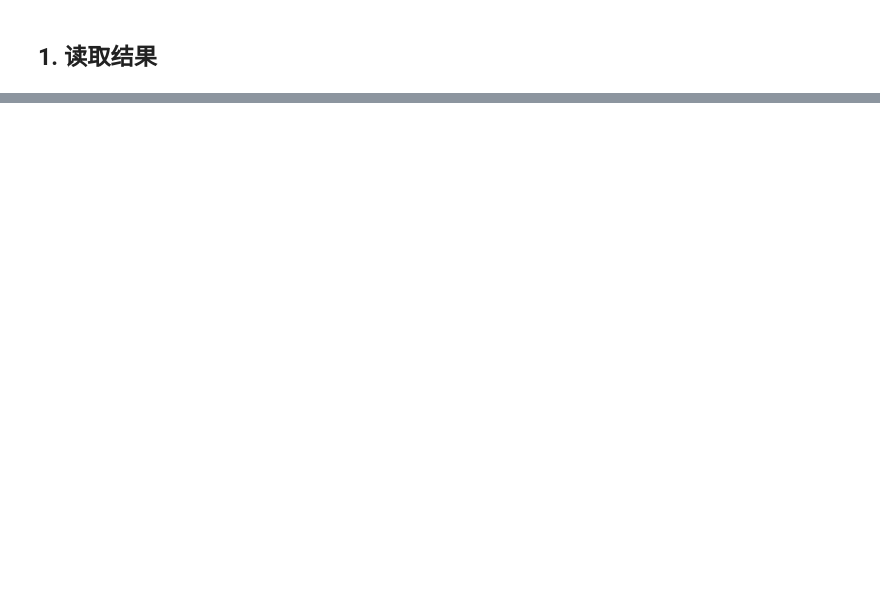
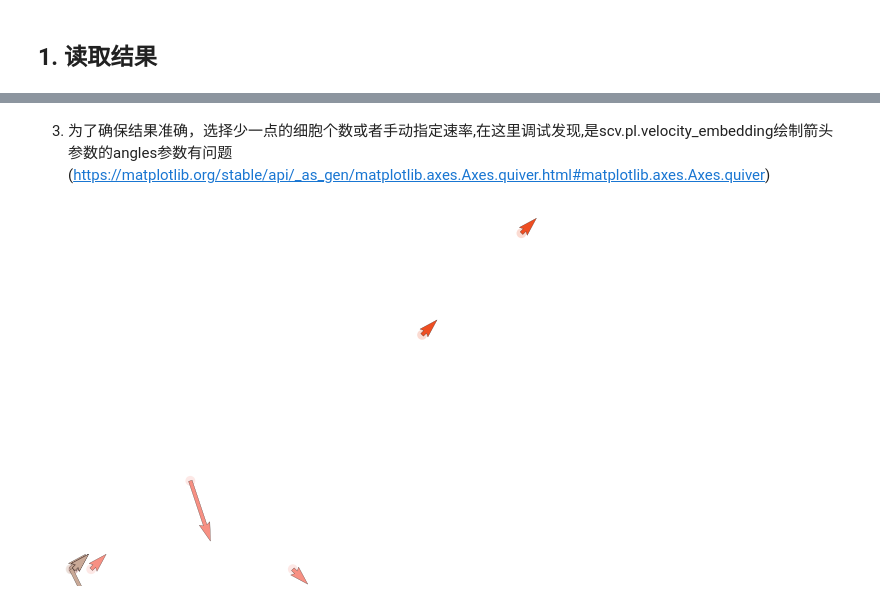
Before and after one commit to HuangDDU/velovgi_workstation, a Jupyter notebook: notebook/local_pc/23_04_25_03_erythroid_lineage_下游分析3_转录爆发基因的单个速率基因查看.ipynb, the cells around one changed output, grey strips where cells are left out. Cells and saved outputs as stored; diff of their text form; code cells hidden in the pictures; blank space fills up the shorter version.

```diff
--- a/notebook/local_pc/23_04_25_03_erythroid_lineage_下游分析3_转录爆发基因的单个速率基因查看.ipynb
+++ b/notebook/local_pc/23_04_25_03_erythroid_lineage_下游分析3_转录爆发基因的单个速率基因查看.ipynb
@@ -30,0 +31,3 @@ AnnData object with n_obs × n_vars = 500 × 2000
+# %%
+subsample_adata = scv.read("./tmp/erythroid_lineage2/subsample_adata.h5ad")
+subsample_adata
@@ -50,0 +89,24 @@ scv.pl.velocity_embedding(adata, basis=gene_list, color=cluster_key, **kwargs)
+# %% [markdown]
+3. 为了确保结果准确，选择少一点的细胞个数或者手动指定速率,在这里调试发现,是scv.pl.velocity_embedding绘制箭头参数的angles参数有问题(https://matplotlib.org/stable/api/_as_gen/matplotlib.axes.Axes.quiver.html#matplotlib.axes.Axes.quiver)
+# %%
+import numpy as np
+
+topn=10
+tmp_adata = subsample_adata[:topn, murk_gene]
+
+tmp_adata.layers["spliced"] = tmp_adata.layers["spliced"].A
+tmp_adata.layers["unspliced"] = tmp_adata.layers["unspliced"].A
+
+# print(type(tmp_adata.layers["spliced"]), type(tmp_adata.layers["unspliced"]))
+# print(tmp_adata[:, murk_gene].layers["velocity"], tmp_adata[:, murk_gene].layers["velocity_u"])
+
+# # 手动指定s,u的速率
+tmp_adata.layers["velocity"] = np.array([1,1,1,1,1,1,1,1,1,1]).reshape(10,1)
+tmp_adata.layers["velocity_u"] = np.array([1,1,1,-1,1,1,1,-2,1,-3]).reshape(10,1)
+
+# # TODO: 出Bug的地方,没有u是在s上的一维速率,有了u是在u上的一维速率(按道理应该是二位速率了)
+# del tmp_adata.layers["velocity_u"]
+
+scv.pl.velocity_embedding(tmp_adata, basis=murk_gene, color=cluster_key, **v_kwargs)
+# %% [output]
+[figure, added]
```
Also changed, not shown: parts of 13 cells of this notebook, 4 other files.
